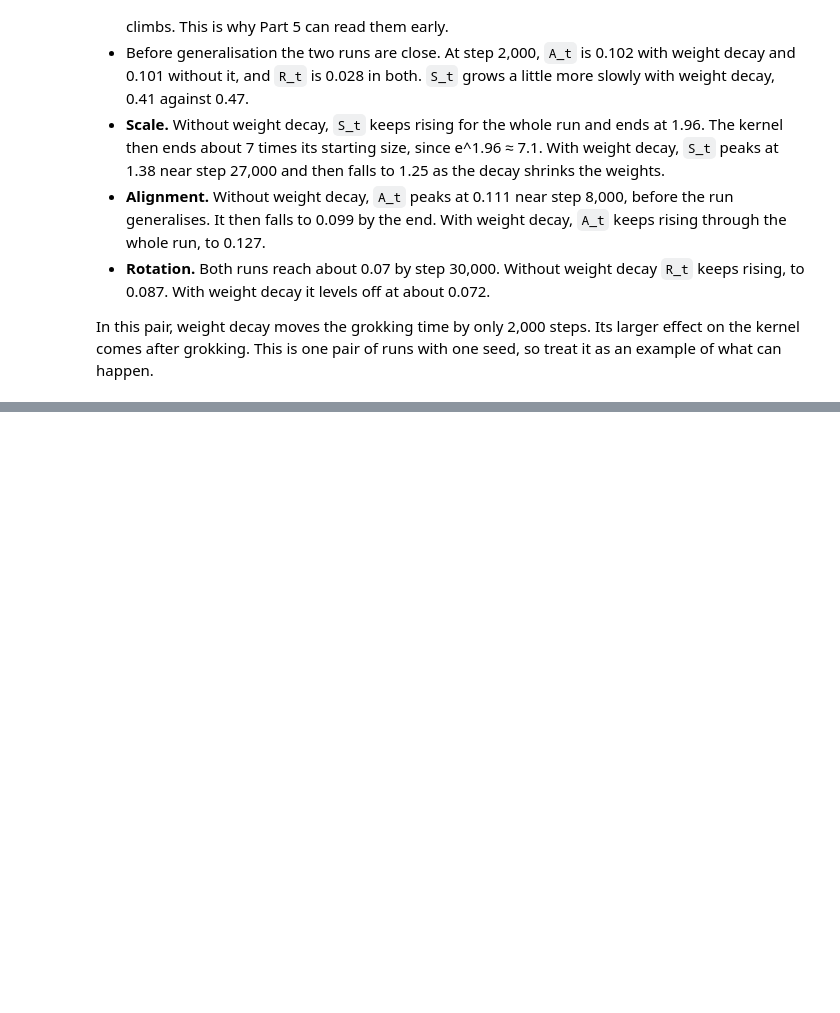
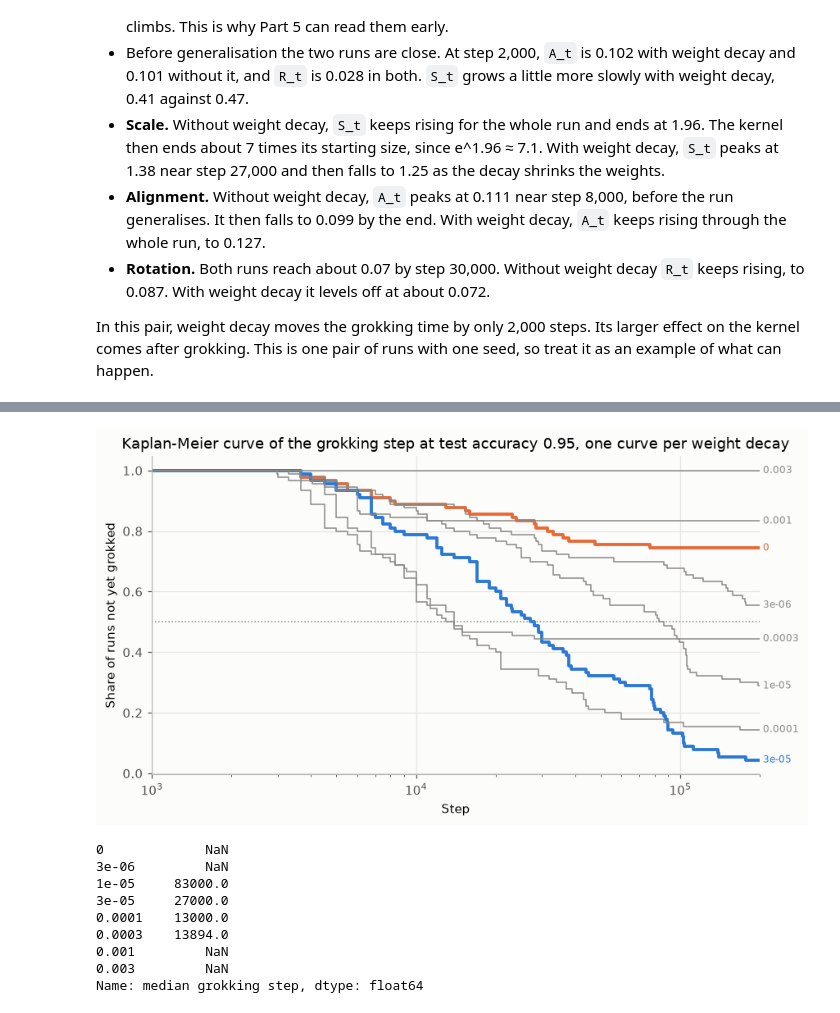
Before and after one commit to ZainAlSaffi-Dev/STAT3007, a Jupyter notebook: model_fitting/fitting.ipynb, the cells around one changed output, grey strips where cells are left out. Drawn from its saved outputs; the diff is of its cells as text; code cells hidden in the pictures; blank space fills up the shorter version.

```diff
--- a/model_fitting/fitting.ipynb
+++ b/model_fitting/fitting.ipynb
@@ -1258,0 +529,13 @@ So with 90 runs in each group, we cannot show that the kernel at step 2,000 pred
+# %%
+acc = pd.read_parquet('data/checkpoints.parquet', columns=['run_id', 'step', 'train_acc', 'test_acc'])
+
+def first_step(col, level):
+    """The first checkpoint of each run at which `col` reaches `level`. Runs that never do are missing."""
+    return acc[acc[col] >= level].groupby('run_id')['step'].min()
+
+events = runs[['run_id', 'alpha', 'width', 'eta_kappa', 'seed', 'last_step']].set_index('run_id')
+events['t_mem99'] = first_step('train_acc', 0.99)
+for level in [0.80, 0.90, 0.95]:
+    events[f't_gen{round(level * 100)}'] = first_step('test_acc', level)
+events = events.reset_index()
+events.head()
@@ -1258,0 +551,11 @@ So with 90 runs in each group, we cannot show that the kernel at step 2,000 pred
+# %%
+LEVEL = 't_gen95'
+
+def set_target(df, level):
+    df = df.copy()
+    df['grokked'] = df[level].notna().astype(int)
+    df['T'] = df[level].fillna(df['last_step'])
+    return df
+
+events = set_target(events, LEVEL)
+pd.crosstab(events['eta_kappa'], events['grokked'].map({1: 'grokked', 0: 'censored'}))
@@ -1258,0 +581,31 @@ So with 90 runs in each group, we cannot show that the kernel at step 2,000 pred
+# %%
+level_colour = {0.0: NO_WD_COLOUR, WD: WD_COLOUR}
+fig, ax = plt.subplots(figsize=(8, 4.5))
+km_medians = {}
+for level, sub in events.groupby('eta_kappa'):
+    km = KaplanMeierFitter().fit(sub['T'], sub['grokked'])
+    km_medians[f'{level:g}'] = km.median_survival_time_
+    colour = next((c for l, c in level_colour.items() if np.isclose(level, l)), GREY)
+    km.survival_function_.plot(ax=ax, drawstyle='steps-post', color=colour,
+                               linewidth=2.5 if colour != GREY else 1, legend=False)
+    ax.text(200_000, km.survival_function_.iloc[-1, 0], f' {level:g}', va='center', fontsize=8, color=colour)
+ax.set_xscale('log')
+ax.set_xlim(1_000, 200_000)
+ax.axhline(0.5, color=GREY, linestyle=':', linewidth=1)
+ax.set_xlabel('Step')
+ax.set_ylabel('Share of runs not yet grokked')
+ax.set_title('Kaplan-Meier curve of the grokking step at test accuracy 0.95, one curve per weight decay')
+plt.tight_layout()
+plt.show()
+pd.Series(km_medians, name='median grokking step').replace(np.inf, np.nan)
+# %% [output]
+[figure, added]
+0             NaN
+3e-06         NaN
+1e-05     83000.0
+3e-05     27000.0
+0.0001    13000.0
+0.0003    13894.0
+0.001         NaN
+0.003         NaN
+Name: median grokking step, dtype: float64
```
Also changed, not shown: parts of 122 cells of this notebook, 2 other files.
